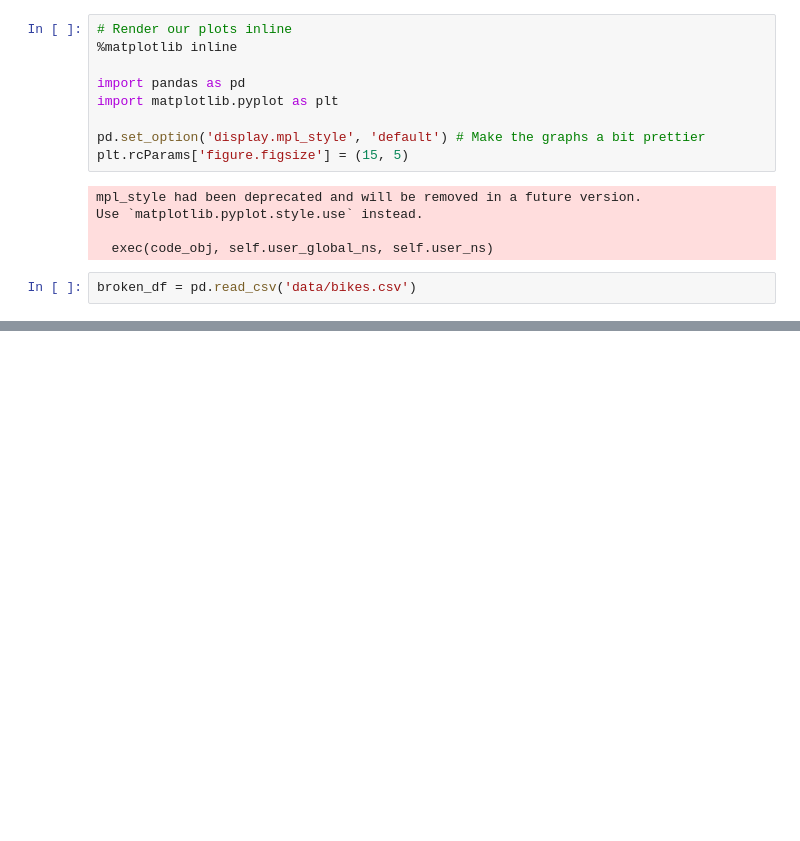
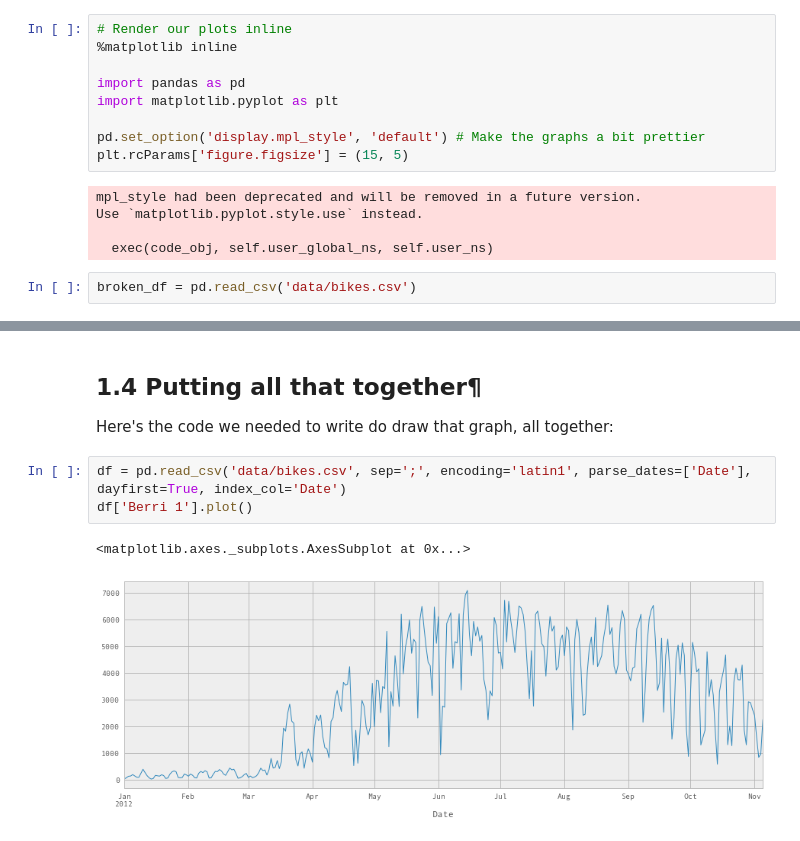
Before and after one commit to annisasidi/ResBaz2018JulyPython, a Jupyter notebook: Chapter_1_Intro_to_Python.ipynb, the cells around one changed output, grey strips where cells are left out. Saved outputs shown, nothing was run; the diff lists cells and outputs as text; blank space fills up the shorter version.

```diff
--- a/Chapter_1_Intro_to_Python.ipynb
+++ b/Chapter_1_Intro_to_Python.ipynb
@@ -29,0 +66,9 @@ fixed_df[:3]
+# %% [markdown]
+## 1.4 Putting all that together¶
+Here's the code we needed to write do draw that graph, all together:
+# %%
+df = pd.read_csv('data/bikes.csv', sep=';', encoding='latin1', parse_dates=['Date'], dayfirst=True, index_col='Date')
+df['Berri 1'].plot()
+# %% [output]
+<matplotlib.axes._subplots.AxesSubplot at 0x...>
+[figure, added]
```
Also changed, not shown: parts of 10 cells of this notebook.
